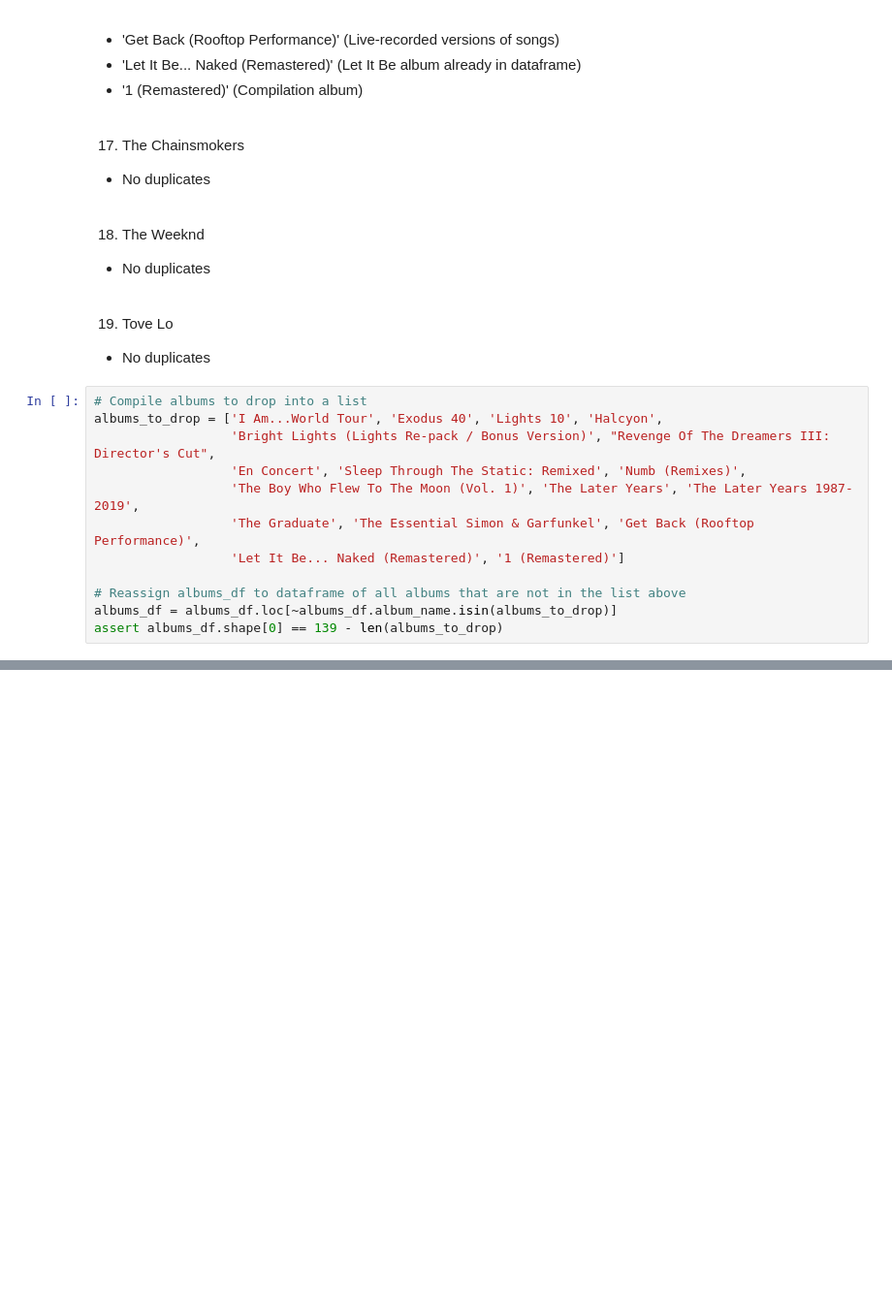
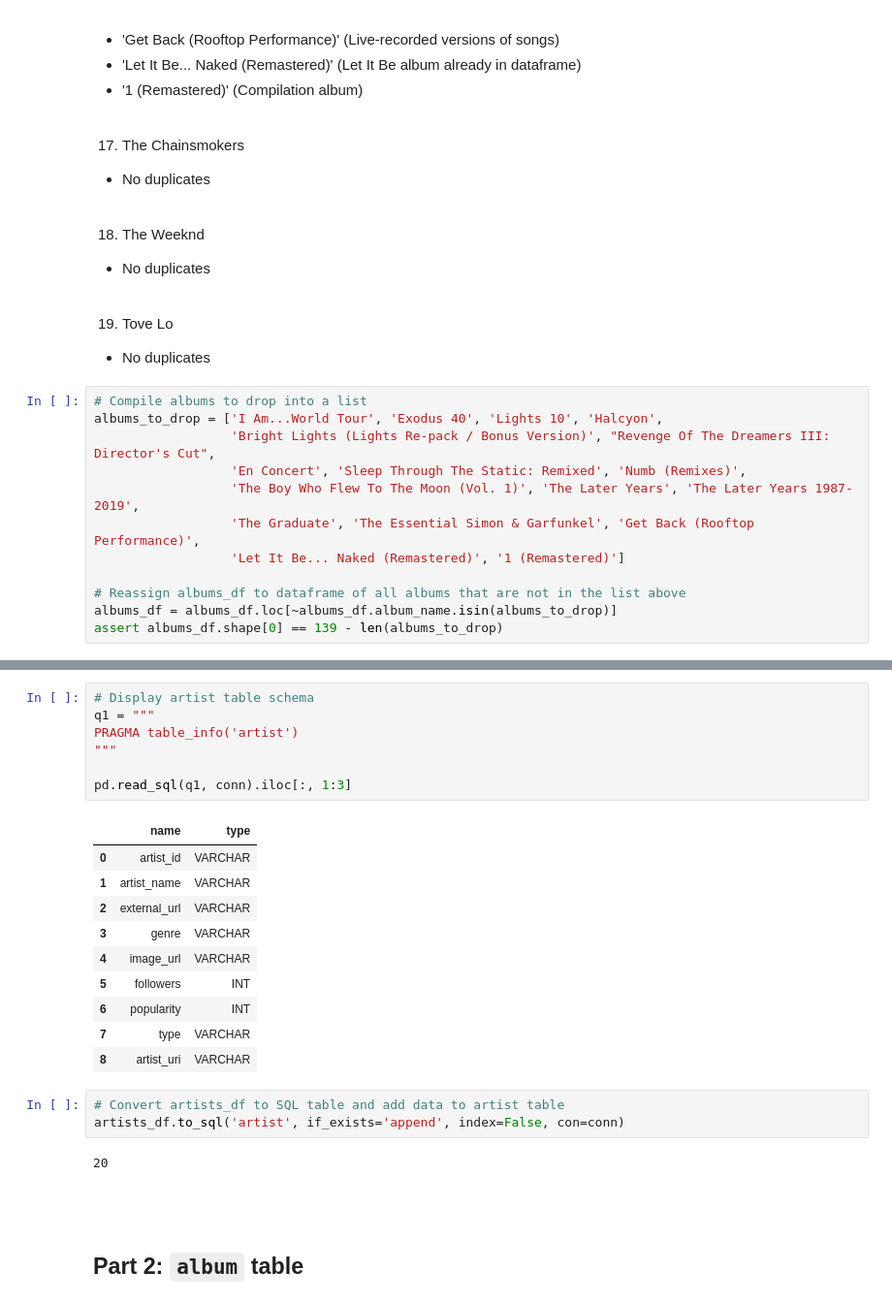
Before and after one commit to rjpost20/Onramp-Project, a Jupyter notebook: Project-Notebook.ipynb, the cells around one changed output, grey strips where cells are left out. Shown at 97% size. Drawn from its saved outputs; the diff is of its cells as text; blank space fills up the shorter version.

```diff
--- a/Project-Notebook.ipynb
+++ b/Project-Notebook.ipynb
@@ -844,0 +874,27 @@ assert track_features_df.shape[0] == 1715 - len(track_ids_to_remove)
+# %%
+# Display artist table schema
+q1 = """
+PRAGMA table_info('artist')
+"""
+
+pd.read_sql(q1, conn).iloc[:, 1:3]
+# %% [output]
+|  | name | type |
+| 0 | artist_id | VARCHAR |
+| 1 | artist_name | VARCHAR |
+| 2 | external_url | VARCHAR |
+| 3 | genre | VARCHAR |
+| 4 | image_url | VARCHAR |
+| 5 | followers | INT |
+| 6 | popularity | INT |
+| 7 | type | VARCHAR |
+| 8 | artist_uri | VARCHAR |
+# %%
+# Convert artists_df to SQL table and add data to artist table
+artists_df.to_sql('artist', if_exists='append', index=False, con=conn)
+# %% [output]
+20
+# %% [markdown]
+<br>
+# %% [markdown]
+## Part 2: `album` table
```
Also changed, not shown: parts of 33 cells of this notebook.
